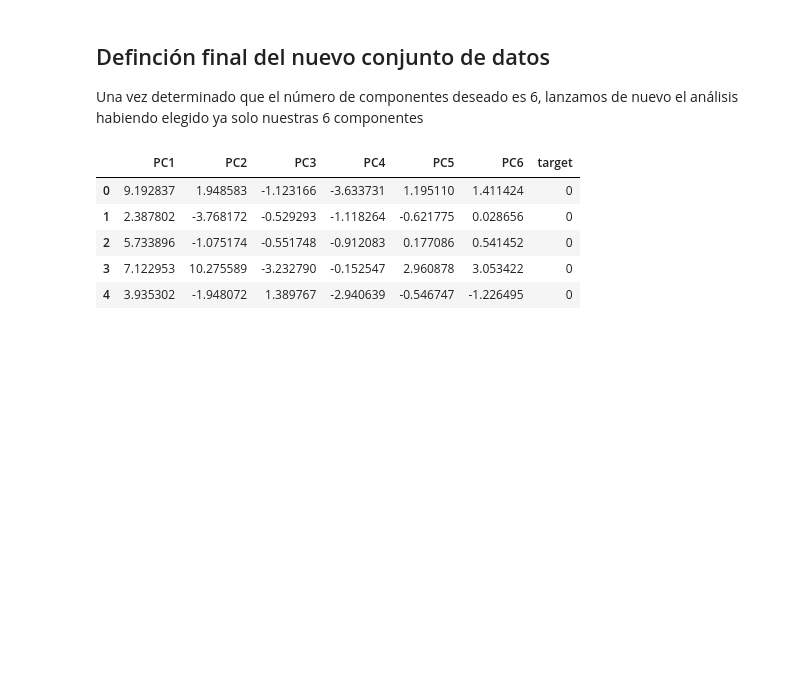
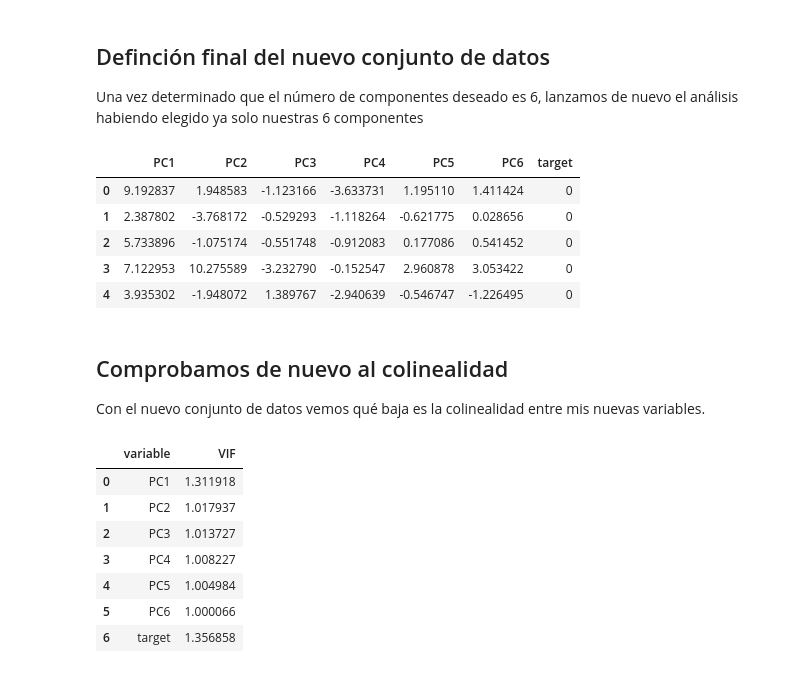
Before and after one commit to marcoandresv/DS_Consorci_2025, a Jupyter notebook: 8.- ML No supervisado/Analisis_no_supervisado_2_PCA.ipynb, the cells around one changed output. Drawn from its saved outputs; the diff is of its cells as text; code cells hidden in the pictures; blank space fills up the shorter version.

```diff
--- a/8.- ML No supervisado/Analisis_no_supervisado_2_PCA.ipynb
+++ b/8.- ML No supervisado/Analisis_no_supervisado_2_PCA.ipynb
@@ -223,3 +269,21 @@ df_pca.head()
 | 2 | 5.733896 | -1.075174 | -0.551748 | -0.912083 | 0.177086 | 0.541452 | 0 |
 | 3 | 7.122953 | 10.275589 | -3.232790 | -0.152547 | 2.960878 | 3.053422 | 0 |
 | 4 | 3.935302 | -1.948072 | 1.389767 | -2.940639 | -0.546747 | -1.226495 | 0 |
+# %% [markdown]
+## Comprobamos de nuevo al colinealidad
+
+Con el nuevo conjunto de datos vemos qué baja es la colinealidad entre mis nuevas variables.
+# %%
+vif_pca = pd.DataFrame()
+vif_pca["variable"] = df_pca.columns
+vif_pca["VIF"] = [variance_inflation_factor(df_pca.values, i) for i in range(df_pca.shape[1])]
+vif_pca
+# %% [output]
+|  | variable | VIF |
+| 0 | PC1 | 1.311918 |
+| 1 | PC2 | 1.017937 |
+| 2 | PC3 | 1.013727 |
+| 3 | PC4 | 1.008227 |
+| 4 | PC5 | 1.004984 |
+| 5 | PC6 | 1.000066 |
+| 6 | target | 1.356858 |
```
Also changed, not shown: parts of 6 cells of this notebook, 11 other files.
